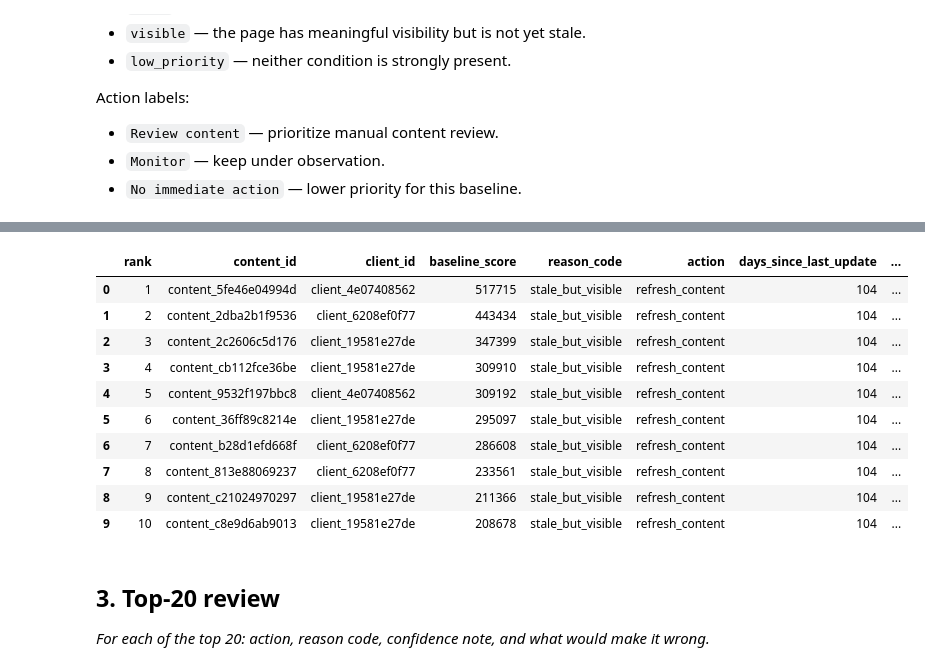
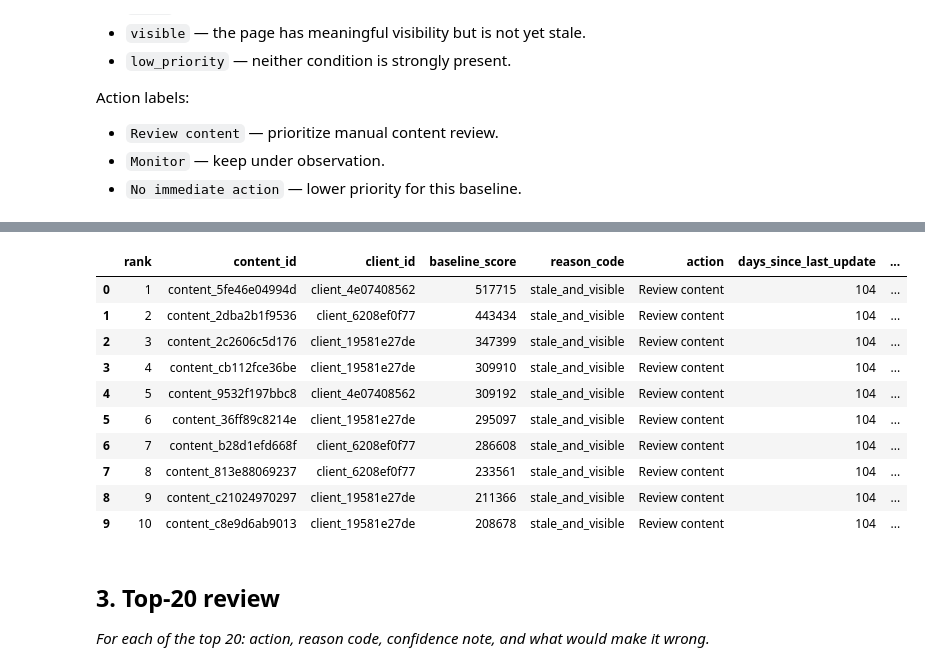
Before and after one commit to muhammadusmanshakir/flyrank-ml-internship, a Jupyter notebook: work/notebooks/w04_baseline_score.ipynb, the cells around one changed output, grey strips where cells are left out. Drawn from its saved outputs; the diff is of its cells as text; code cells hidden in the pictures.

Commit message:
Complete ML-07 baseline action score and top-20 review

```diff
--- a/work/notebooks/w04_baseline_score.ipynb
+++ b/work/notebooks/w04_baseline_score.ipynb
@@ -279,11 +223,0 @@ Dataset size:
-# %%
-import pandas as pd
-
-DATA_PATH = "/content/flyrank-ml-internship/data/raw/content_refresh_anonymized.csv"
-
-df = pd.read_csv(DATA_PATH)
-
-print(f"Rows: {len(df):,}")
-print(f"Columns: {len(df.columns)}")
-
-display(df.head())
@@ -318,60 +230,48 @@ from pathlib import Path
 import pandas as pd
 import numpy as np
 
-# Load the starter dataset
-DATA_PATH = Path(
-    "/content/flyrank-ml-internship/data/raw/content_refresh_anonymized.csv"
-)
-
-df = pd.read_csv(DATA_PATH)
-
 print(f"Rows loaded: {len(df):,}")
 
-# ------------------------------------------------
+# --------------------------------------------
 # 1. Define transparent baseline signals
-# ------------------------------------------------
+# --------------------------------------------
 
-# Stale content: 90+ days since last update
 stale = df["days_since_last_update"] >= 90
-
-# Visible content: enough search impressions to matter
 visible = df["impressions_90d"] >= 1000
 
-# ------------------------------------------------
-# 2. Build ONE transparent score
-# ------------------------------------------------
+# --------------------------------------------
+# 2. Build baseline score
+# --------------------------------------------
 
-# Higher impressions increase the priority,
-# while stale + visible content receives the score.
 df["baseline_score"] = (
     stale.astype(int)
     * visible.astype(int)
     * df["impressions_90d"]
 )
 
-# ------------------------------------------------
-# 3. ONE reason code
-# ------------------------------------------------
+# --------------------------------------------
+# 3. Reason code
+# --------------------------------------------
 
 df["reason_code"] = np.where(
     stale & visible,
-    "stale_but_visible",
+    "stale_and_visible",
     "not_priority"
 )
 
-# ------------------------------------------------
-# 4. Action label
-# ------------------------------------------------
+# --------------------------------------------
+# 4. Action
+# --------------------------------------------
 
 df["action"] = np.where(
     stale & visible,
-    "refresh_content",
-    "monitor"
+    "Review content",
+    "Monitor"
 )
 
-# ------------------------------------------------
+# --------------------------------------------
 # 5. Rank the queue
-# ------------------------------------------------
+# --------------------------------------------
 
 queue = (
     df[
@@ -394,39 +294,15 @@ queue = (
     .reset_index(drop=True)
 )
 
-# Add ranking
 queue.insert(
     0,
     "rank",
     np.arange(1, len(queue) + 1)
 )
 
-# ------------------------------------------------
-# 6. Write required CSV
-# ------------------------------------------------
-
-OUTPUT_PATH = Path(
-    "/content/flyrank-ml-internship/work/outputs/baseline_action_score.csv"
-)
-
-OUTPUT_PATH.parent.mkdir(
-    parents=True,
-    exist_ok=True
-)
-
-queue.to_csv(
-    OUTPUT_PATH,
-    index=False
-)
-
 print("\nBaseline queue created successfully.")
-print(f"Output: {OUTPUT_PATH}")
 print(f"Rows in queue: {len(queue):,}")
 
-# ------------------------------------------------
-# 7. Show top 10
-# ------------------------------------------------
-
 display(queue.head(10))
 # %% [output]
 Rows loaded: 30,000
@@ -436,15 +311,15 @@ Output: /content/flyrank-ml-internship/work/outputs/baseline_action_score.csv
 Rows in queue: 30,000
 |  | rank | content_id | client_id | baseline_score | reason_code | action | days_since_last_update | ... |
-| 0 | 1 | content_5fe46e04994d | client_4e07408562 | 517715 | stale_but_visible | refresh_content | 104 | ... |
-| 1 | 2 | content_2dba2b1f9536 | client_6208ef0f77 | 443434 | stale_but_visible | refresh_content | 104 | ... |
-| 2 | 3 | content_2c2606c5d176 | client_19581e27de | 347399 | stale_but_visible | refresh_content | 104 | ... |
-| 3 | 4 | content_cb112fce36be | client_19581e27de | 309910 | stale_but_visible | refresh_content | 104 | ... |
-| 4 | 5 | content_9532f197bbc8 | client_4e07408562 | 309192 | stale_but_visible | refresh_content | 104 | ... |
-| 5 | 6 | content_36ff89c8214e | client_19581e27de | 295097 | stale_but_visible | refresh_content | 104 | ... |
-| 6 | 7 | content_b28d1efd668f | client_6208ef0f77 | 286608 | stale_but_visible | refresh_content | 104 | ... |
-| 7 | 8 | content_813e88069237 | client_6208ef0f77 | 233561 | stale_but_visible | refresh_content | 104 | ... |
-| 8 | 9 | content_c21024970297 | client_19581e27de | 211366 | stale_but_visible | refresh_content | 104 | ... |
-| 9 | 10 | content_c8e9d6ab9013 | client_19581e27de | 208678 | stale_but_visible | refresh_content | 104 | ... |
+| 0 | 1 | content_5fe46e04994d | client_4e07408562 | 517715 | stale_and_visible | Review content | 104 | ... |
+| 1 | 2 | content_2dba2b1f9536 | client_6208ef0f77 | 443434 | stale_and_visible | Review content | 104 | ... |
+| 2 | 3 | content_2c2606c5d176 | client_19581e27de | 347399 | stale_and_visible | Review content | 104 | ... |
+| 3 | 4 | content_cb112fce36be | client_19581e27de | 309910 | stale_and_visible | Review content | 104 | ... |
+| 4 | 5 | content_9532f197bbc8 | client_4e07408562 | 309192 | stale_and_visible | Review content | 104 | ... |
+| 5 | 6 | content_36ff89c8214e | client_19581e27de | 295097 | stale_and_visible | Review content | 104 | ... |
+| 6 | 7 | content_b28d1efd668f | client_6208ef0f77 | 286608 | stale_and_visible | Review content | 104 | ... |
+| 7 | 8 | content_813e88069237 | client_6208ef0f77 | 233561 | stale_and_visible | Review content | 104 | ... |
+| 8 | 9 | content_c21024970297 | client_19581e27de | 211366 | stale_and_visible | Review content | 104 | ... |
+| 9 | 10 | content_c8e9d6ab9013 | client_19581e27de | 208678 | stale_and_visible | Review content | 104 | ... |
 # %% [markdown]
 ## 3. Top-20 review
 
```
Also changed, not shown: parts of 11 cells of this notebook.
